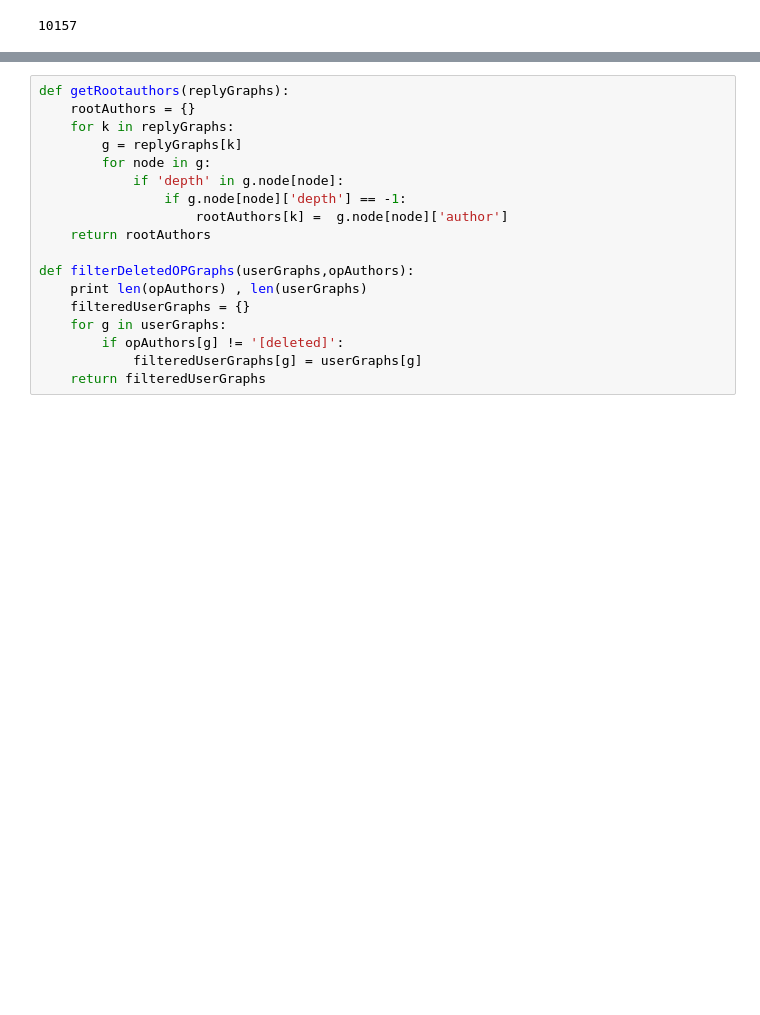
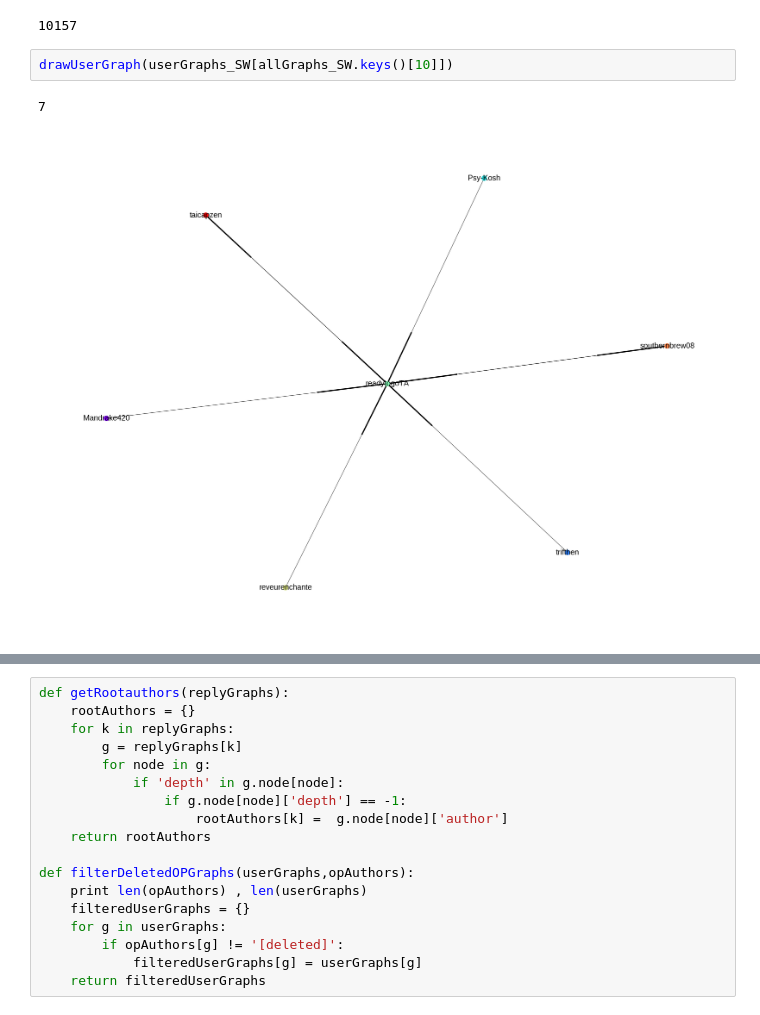
Before and after one commit to sagarjoglekar/redditTools, a Jupyter notebook: Notebooks/ReplyGraphAnalysis.ipynb, the cells around one changed output, grey strips where cells are left out. Drawn from its saved outputs; the diff is of its cells as text; blank space fills up the shorter version.

```diff
--- a/Notebooks/ReplyGraphAnalysis.ipynb
+++ b/Notebooks/ReplyGraphAnalysis.ipynb
@@ -207,6 +253,11 @@ userGraphs_BL = createUserGraphs(allGraphs_BL)
 print len(userGraphs_SW)
 # %% [output]
 10157
+# %%
+drawUserGraph(userGraphs_SW[allGraphs_SW.keys()[10]])
+# %% [output]
+7
+[figure, added]
 # %%
 drawUserGraph(userGraphs_BL[allGraphs_BL.keys()[1]])
 # %% [output]
```
Also changed, not shown: parts of 99 cells of this notebook, 2 other files.
